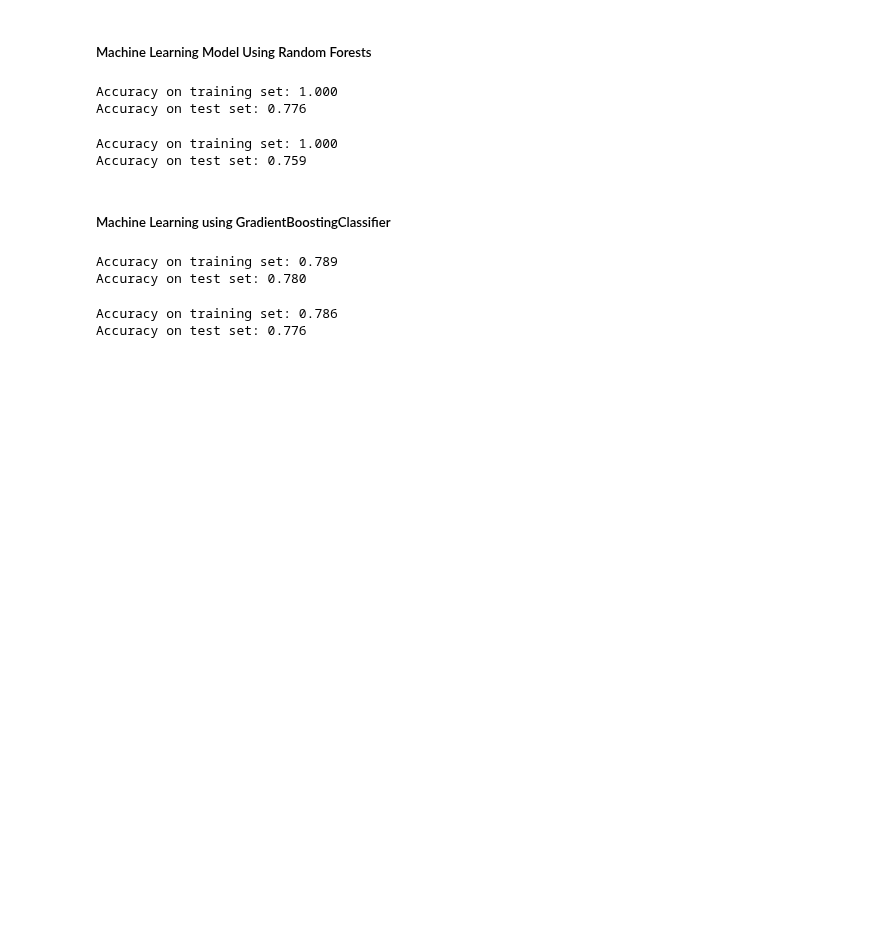
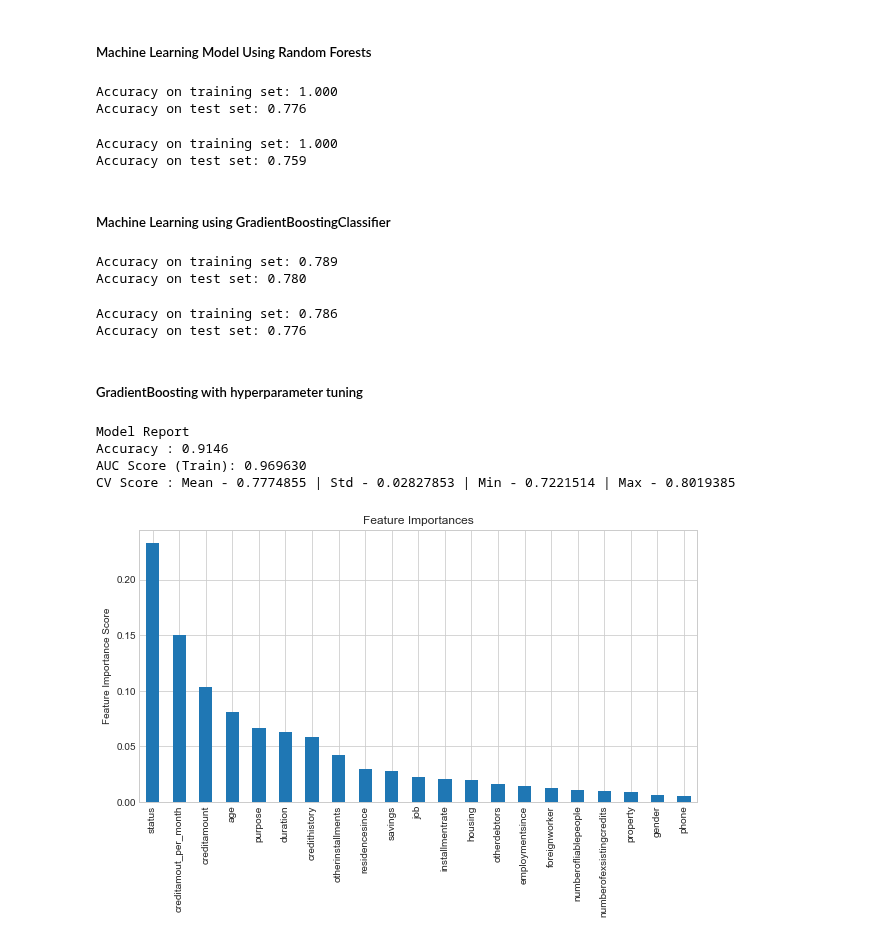
Before and after one commit to joeelorm/Projects, a Jupyter notebook: Predictive_analytics.ipynb, the cells around one changed output. Drawn from its saved outputs; the diff is of its cells as text; code cells hidden in the pictures; blank space fills up the shorter version.

```diff
--- a/Predictive_analytics.ipynb
+++ b/Predictive_analytics.ipynb
@@ -798,0 +800,42 @@ Accuracy on test set: 0.776
+# %% [markdown]
+##### GradientBoosting with hyperparameter tuning
+# %%
+def modelfit(alg, dtrain, predictors, performCV=True, printFeatureImportance=True, cv_folds=5):
+    #Fit the algorithm on the data
+    alg.fit(dtrain[predictors], dtrain['creditworthy'])
+
+    #Predict training set:
+    dtrain_predictions = alg.predict(dtrain[predictors])
+    dtrain_predprob = alg.predict_proba(dtrain[predictors])[:,1]
+
+    #Perform cross-validation:
+    if performCV:
+        cv_score = cross_val_score(alg, dtrain[predictors], dtrain['creditworthy'], cv=cv_folds, scoring='roc_auc')
+
+    #Print model report:
+    print("\nModel Report")
+    print("Accuracy : %.4g" % metrics.accuracy_score(dtrain['creditworthy'].values, dtrain_predictions))
+    print("AUC Score (Train): %f" % metrics.roc_auc_score(dtrain['creditworthy'], dtrain_predprob))
+
+    if performCV:
+        print("CV Score : Mean - %.7g | Std - %.7g | Min - %.7g | Max - %.7g" % (np.mean(cv_score),np.std(cv_score),np.min(cv_score),np.max(cv_score)))
+
+    #Print Feature Importance:
+    if printFeatureImportance:
+        feat_imp = pd.Series(alg.feature_importances_, predictors).sort_values(ascending=False)
+        plt.figure(figsize = (10, 5))
+        feat_imp.plot(kind='bar', title='Feature Importances')
+        plt.ylabel('Feature Importance Score')
+# %%
+target = 'creditworthy'
+train = data
+#Choose all predictors except target & IDcols
+predictors = [x for x in data.columns if x not in [target]]
+gbm0 = GradientBoostingClassifier(random_state=10)
+modelfit(gbm0, train, predictors)
+# %% [output]
+Model Report
+Accuracy : 0.9146
+AUC Score (Train): 0.969630
+CV Score : Mean - 0.7774855 | Std - 0.02827853 | Min - 0.7221514 | Max - 0.8019385
+[figure, added]
```
Also changed, not shown: parts of 7 cells of this notebook.
